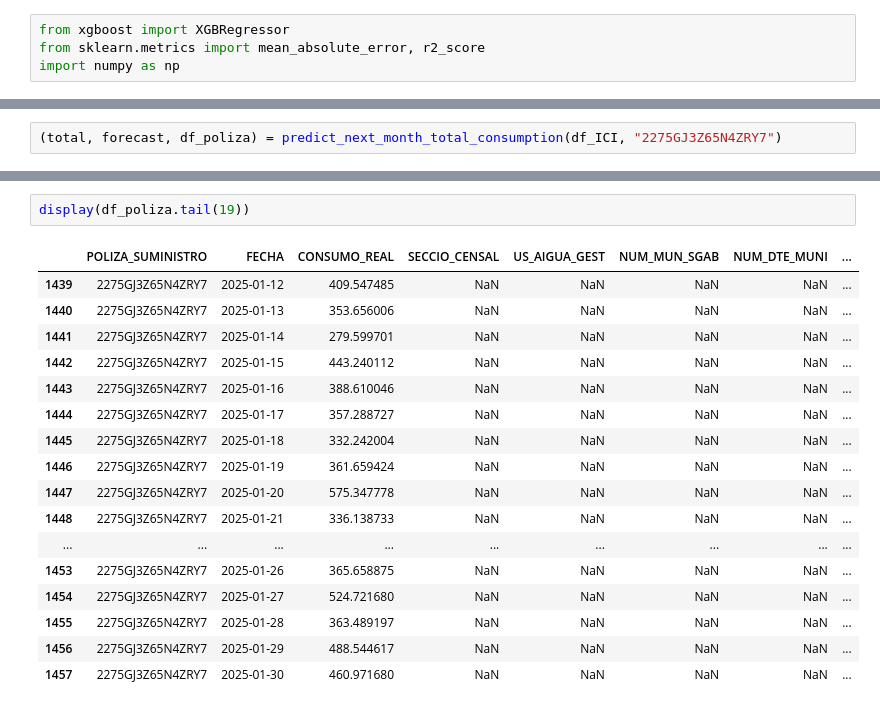
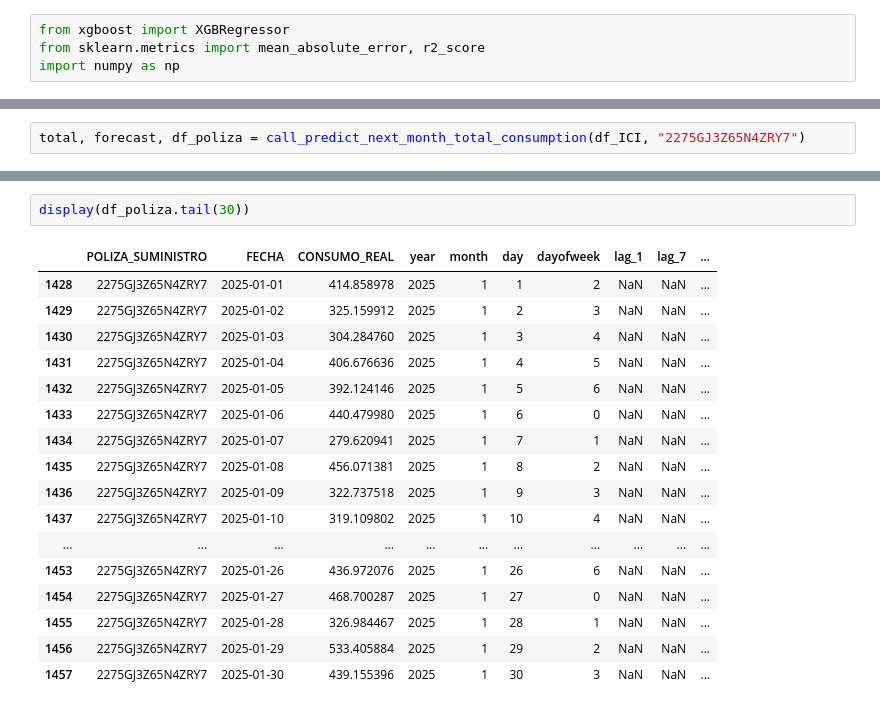
Before and after one commit to Melanynuria/When-water-speaks, a Jupyter notebook: notebooks/03_model_prototyping.ipynb, the cells around one changed output, grey strips where cells are left out. Saved outputs shown, nothing was run; the diff lists cells and outputs as text.

Commit message:
XGboost implemented
XGboost function implemented to predict next month consumption and therefore, estimate next month water bill.

```diff
--- a/notebooks/03_model_prototyping.ipynb
+++ b/notebooks/03_model_prototyping.ipynb
@@ -222,3 +204,3 @@ def predict_next_month_total_consumption(df, poliza_id, forecast_days=30):
 # %%
-(total, forecast, df_poliza) = predict_next_month_total_consumption(df_ICI, "2275GJ3Z65N4ZRY7")
+total, forecast, df_poliza = call_predict_next_month_total_consumption(df_ICI, "2275GJ3Z65N4ZRY7")
 # %%
@@ -246,23 +228,23 @@ print(euros_per_m3(total, "D"))
 # %%
-display(df_poliza.tail(19))
+display(df_poliza.tail(30))
 # %% [output]
-|  | POLIZA_SUMINISTRO | FECHA | CONSUMO_REAL | SECCIO_CENSAL | US_AIGUA_GEST | NUM_MUN_SGAB | NUM_DTE_MUNI | ... |
-| 1439 | 2275GJ3Z65N4ZRY7 | 2025-01-12 | 409.547485 | NaN | NaN | NaN | NaN | ... |
-| 1440 | 2275GJ3Z65N4ZRY7 | 2025-01-13 | 353.656006 | NaN | NaN | NaN | NaN | ... |
-| 1441 | 2275GJ3Z65N4ZRY7 | 2025-01-14 | 279.599701 | NaN | NaN | NaN | NaN | ... |
-| 1442 | 2275GJ3Z65N4ZRY7 | 2025-01-15 | 443.240112 | NaN | NaN | NaN | NaN | ... |
-| 1443 | 2275GJ3Z65N4ZRY7 | 2025-01-16 | 388.610046 | NaN | NaN | NaN | NaN | ... |
-| 1444 | 2275GJ3Z65N4ZRY7 | 2025-01-17 | 357.288727 | NaN | NaN | NaN | NaN | ... |
-| 1445 | 2275GJ3Z65N4ZRY7 | 2025-01-18 | 332.242004 | NaN | NaN | NaN | NaN | ... |
-| 1446 | 2275GJ3Z65N4ZRY7 | 2025-01-19 | 361.659424 | NaN | NaN | NaN | NaN | ... |
-| 1447 | 2275GJ3Z65N4ZRY7 | 2025-01-20 | 575.347778 | NaN | NaN | NaN | NaN | ... |
-| 1448 | 2275GJ3Z65N4ZRY7 | 2025-01-21 | 336.138733 | NaN | NaN | NaN | NaN | ... |
-| ... | ... | ... | ... | ... | ... | ... | ... | ... |
-| 1453 | 2275GJ3Z65N4ZRY7 | 2025-01-26 | 365.658875 | NaN | NaN | NaN | NaN | ... |
-| 1454 | 2275GJ3Z65N4ZRY7 | 2025-01-27 | 524.721680 | NaN | NaN | NaN | NaN | ... |
-| 1455 | 2275GJ3Z65N4ZRY7 | 2025-01-28 | 363.489197 | NaN | NaN | NaN | NaN | ... |
-| 1456 | 2275GJ3Z65N4ZRY7 | 2025-01-29 | 488.544617 | NaN | NaN | NaN | NaN | ... |
-| 1457 | 2275GJ3Z65N4ZRY7 | 2025-01-30 | 460.971680 | NaN | NaN | NaN | NaN | ... |
+|  | POLIZA_SUMINISTRO | FECHA | CONSUMO_REAL | year | month | day | dayofweek | lag_1 | lag_7 | ... |
+| 1428 | 2275GJ3Z65N4ZRY7 | 2025-01-01 | 414.858978 | 2025 | 1 | 1 | 2 | NaN | NaN | ... |
+| 1429 | 2275GJ3Z65N4ZRY7 | 2025-01-02 | 325.159912 | 2025 | 1 | 2 | 3 | NaN | NaN | ... |
+| 1430 | 2275GJ3Z65N4ZRY7 | 2025-01-03 | 304.284760 | 2025 | 1 | 3 | 4 | NaN | NaN | ... |
+| 1431 | 2275GJ3Z65N4ZRY7 | 2025-01-04 | 406.676636 | 2025 | 1 | 4 | 5 | NaN | NaN | ... |
+| 1432 | 2275GJ3Z65N4ZRY7 | 2025-01-05 | 392.124146 | 2025 | 1 | 5 | 6 | NaN | NaN | ... |
+| 1433 | 2275GJ3Z65N4ZRY7 | 2025-01-06 | 440.479980 | 2025 | 1 | 6 | 0 | NaN | NaN | ... |
+| 1434 | 2275GJ3Z65N4ZRY7 | 2025-01-07 | 279.620941 | 2025 | 1 | 7 | 1 | NaN | NaN | ... |
+| 1435 | 2275GJ3Z65N4ZRY7 | 2025-01-08 | 456.071381 | 2025 | 1 | 8 | 2 | NaN | NaN | ... |
+| 1436 | 2275GJ3Z65N4ZRY7 | 2025-01-09 | 322.737518 | 2025 | 1 | 9 | 3 | NaN | NaN | ... |
+| 1437 | 2275GJ3Z65N4ZRY7 | 2025-01-10 | 319.109802 | 2025 | 1 | 10 | 4 | NaN | NaN | ... |
+| ... | ... | ... | ... | ... | ... | ... | ... | ... | ... | ... |
+| 1453 | 2275GJ3Z65N4ZRY7 | 2025-01-26 | 436.972076 | 2025 | 1 | 26 | 6 | NaN | NaN | ... |
+| 1454 | 2275GJ3Z65N4ZRY7 | 2025-01-27 | 468.700287 | 2025 | 1 | 27 | 0 | NaN | NaN | ... |
+| 1455 | 2275GJ3Z65N4ZRY7 | 2025-01-28 | 326.984467 | 2025 | 1 | 28 | 1 | NaN | NaN | ... |
+| 1456 | 2275GJ3Z65N4ZRY7 | 2025-01-29 | 533.405884 | 2025 | 1 | 29 | 2 | NaN | NaN | ... |
+| 1457 | 2275GJ3Z65N4ZRY7 | 2025-01-30 | 439.155396 | 2025 | 1 | 30 | 3 | NaN | NaN | ... |
 # %%
 import matplotlib.pyplot as plt
 import seaborn as sns
```
Also changed, not shown: parts of 4 cells of this notebook.
